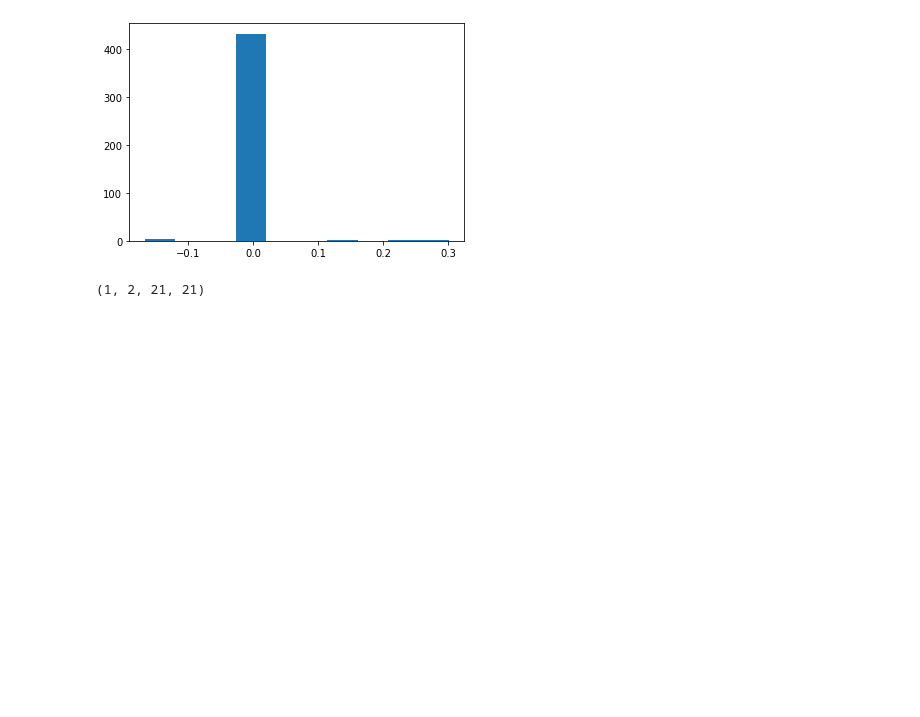
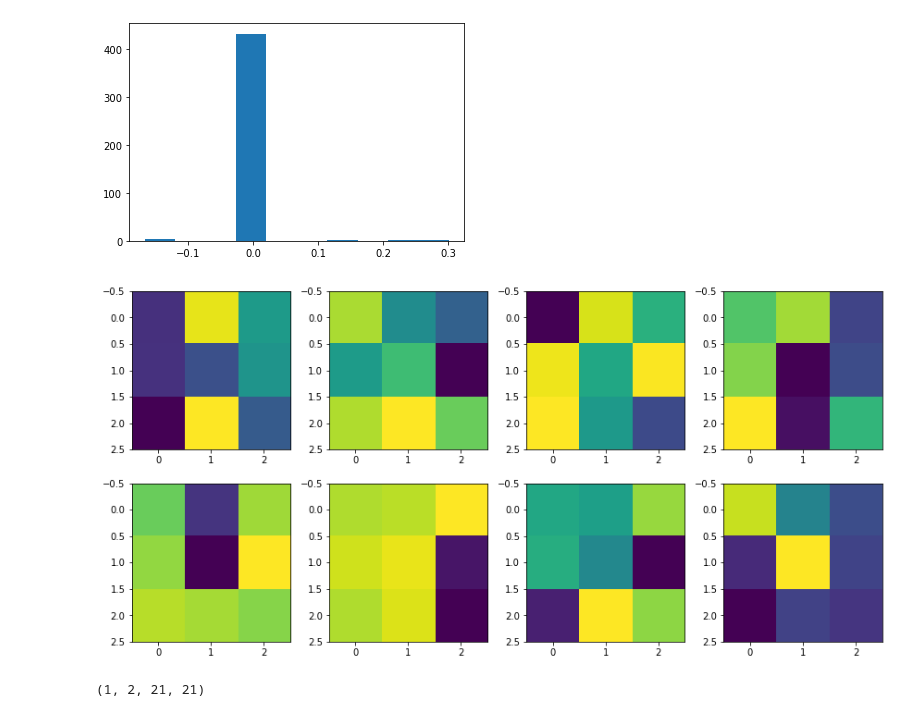
Before and after one commit to M-Harrington/SnowComp, a Jupyter notebook: chapter3/IntGrads+FilterAct.ipynb, the cells around one changed output. Saved outputs shown, nothing was run; the diff lists cells and outputs as text; code cells hidden in the pictures; blank space fills up the shorter version.

Commit message:
polished filter images, finished cv regression

```diff
--- a/chapter3/IntGrads+FilterAct.ipynb
+++ b/chapter3/IntGrads+FilterAct.ipynb
@@ -83,6 +83,38 @@ plt.hist(attribution[0,1].flatten())
          0.30100766], dtype=float32),
  <BarContainer object of 10 artists>)
 [figure]
+# %%
+neuron_gb = attrib.NeuronGuidedBackprop(modis_net, modis_net.conv1)
+
+nrows = 2
+ncols = 4
+h = 3 * nrows
+w = 3 * ncols
+
+fig, ax = plt.subplots(nrows=nrows, ncols=ncols, figsize=(w, h))
+
+shift = 3
+start = 4
+
+for i in range(nrows*ncols):
+    ii = i // ncols
+    jj = i % ncols
+
+    attribution = neuron_gb.attribute(inp, (i+8,start,start)).numpy()
+
+
+
+    ax[ii, jj].imshow(
+        attribution[0,0,start:(start+shift),start:(start+shift)]
+    )
+
+
+#     ax[ii, jj].axis("off")
+
+fig.subplots_adjust(hspace=0.2, wspace=0.4)
+plt.tight_layout()
+# %% [output]
+[figure, added]
 # %%
 print(attribution.shape)
 # plt.imshow(attribution[0,1])
```
Also changed, not shown: parts of 5 cells of this notebook, 1 other file.
